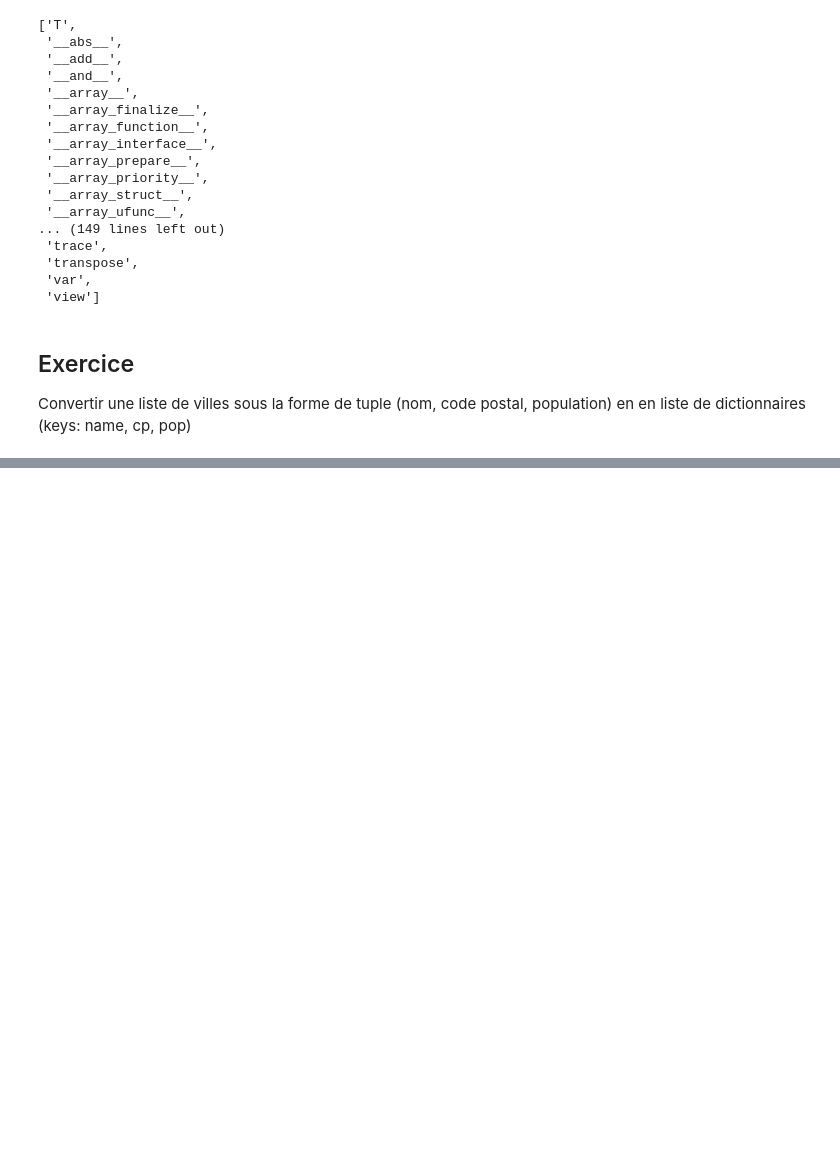
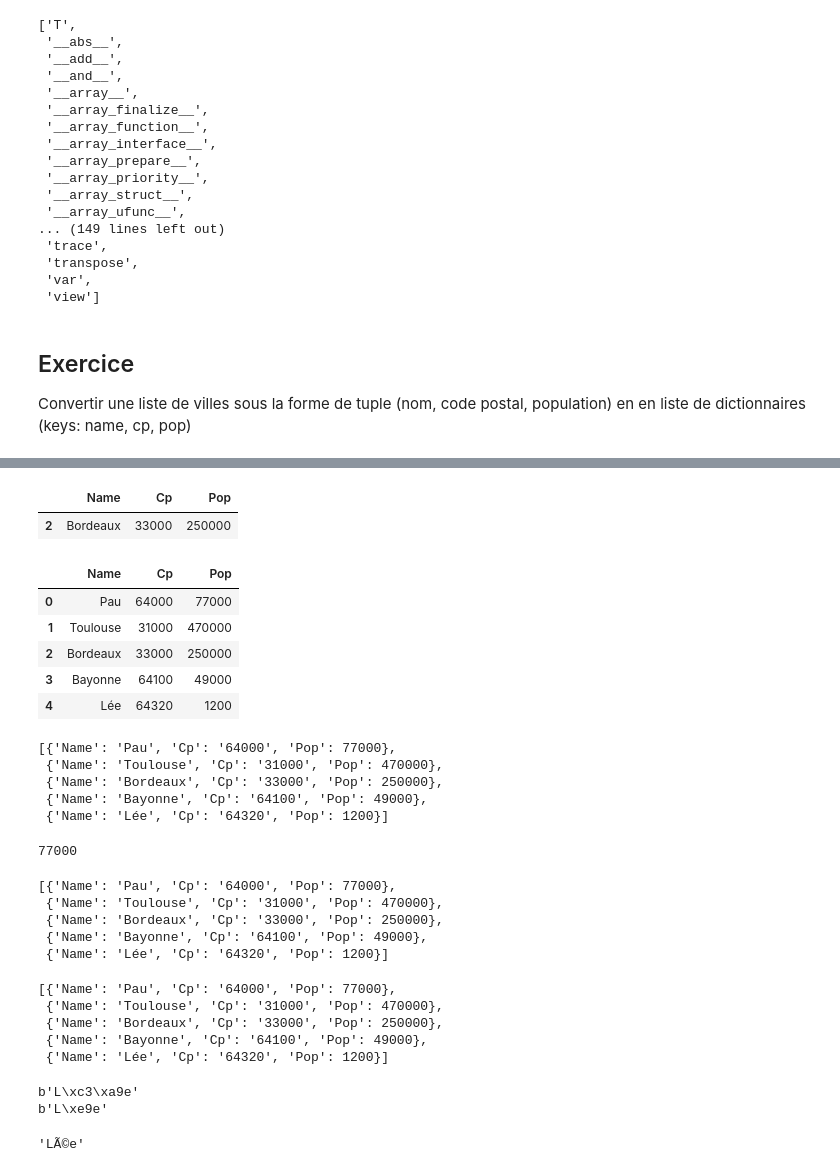
Before and after one commit to matthcol/python202302, a Jupyter notebook: Basics.ipynb, the cells around one changed output, grey strips where cells are left out. Saved outputs shown, nothing was run; the diff lists cells and outputs as text; code cells hidden in the pictures; blank space fills up the shorter version.

```diff
--- a/Basics.ipynb
+++ b/Basics.ipynb
@@ -406,0 +808,5 @@ cities_tuples = [
+# %%
+dfCities[dfCities.Name.str.contains('bor', case=False)]
+# %% [output]
+|  | Name | Cp | Pop |
+| 2 | Bordeaux | 33000 | 250000 |
@@ -406,0 +815,36 @@ cities_tuples = [
+# %%
+dfCities2 = pd.read_json('cities.json', orient='records', encoding='UTF-8')
+dfCities2
+# %% [output]
+|  | Name | Cp | Pop |
+| 0 | Pau | 64000 | 77000 |
+| 1 | Toulouse | 31000 | 470000 |
+| 2 | Bordeaux | 33000 | 250000 |
+| 3 | Bayonne | 64100 | 49000 |
+| 4 | Lée | 64320 | 1200 |
+# %%
+f = open('cities.json', encoding='UTF-8') # read, text
+data = json.load(f)
+f.close()
+data
+# %% [output]
+[{'Name': 'Pau', 'Cp': '64000', 'Pop': 77000},
+ {'Name': 'Toulouse', 'Cp': '31000', 'Pop': 470000},
+ {'Name': 'Bordeaux', 'Cp': '33000', 'Pop': 250000},
+ {'Name': 'Bayonne', 'Cp': '64100', 'Pop': 49000},
+ {'Name': 'Lée', 'Cp': '64320', 'Pop': 1200}]
+# %%
+data[0]['Pop']
+# %% [output]
+77000
+# %%
+with open('cities.json', encoding='UTF-8') as f:
+    data = json.load(f)
+# f.close() auto, même si exception, return
+data
+# %% [output]
+[{'Name': 'Pau', 'Cp': '64000', 'Pop': 77000},
+ {'Name': 'Toulouse', 'Cp': '31000', 'Pop': 470000},
+ {'Name': 'Bordeaux', 'Cp': '33000', 'Pop': 250000},
+ {'Name': 'Bayonne', 'Cp': '64100', 'Pop': 49000},
+ {'Name': 'Lée', 'Cp': '64320', 'Pop': 1200}]
@@ -406,0 +853,21 @@ cities_tuples = [
+# %%
+with open('cities.json', encoding='CP1252') as f:
+    data = json.load(f)
+# f.close() auto, même si exception, return
+data
+# %% [output]
+[{'Name': 'Pau', 'Cp': '64000', 'Pop': 77000},
+ {'Name': 'Toulouse', 'Cp': '31000', 'Pop': 470000},
+ {'Name': 'Bordeaux', 'Cp': '33000', 'Pop': 250000},
+ {'Name': 'Bayonne', 'Cp': '64100', 'Pop': 49000},
+ {'Name': 'Lée', 'Cp': '64320', 'Pop': 1200}]
+# %%
+print('Lée'.encode('UTF8'))
+print('Lée'.encode('CP1252'))
+# %% [output]
+b'L\xc3\xa9e'
+b'L\xe9e'
+# %%
+b'L\xc3\xa9e'.decode('CP1252')
+# %% [output]
+'LÃ©e'
```
Also changed, not shown: parts of 66 cells of this notebook.
